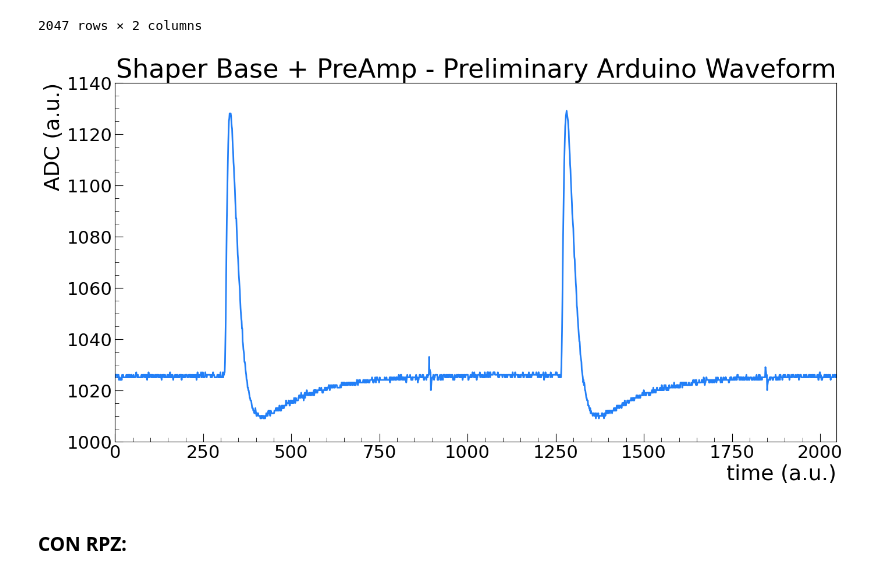
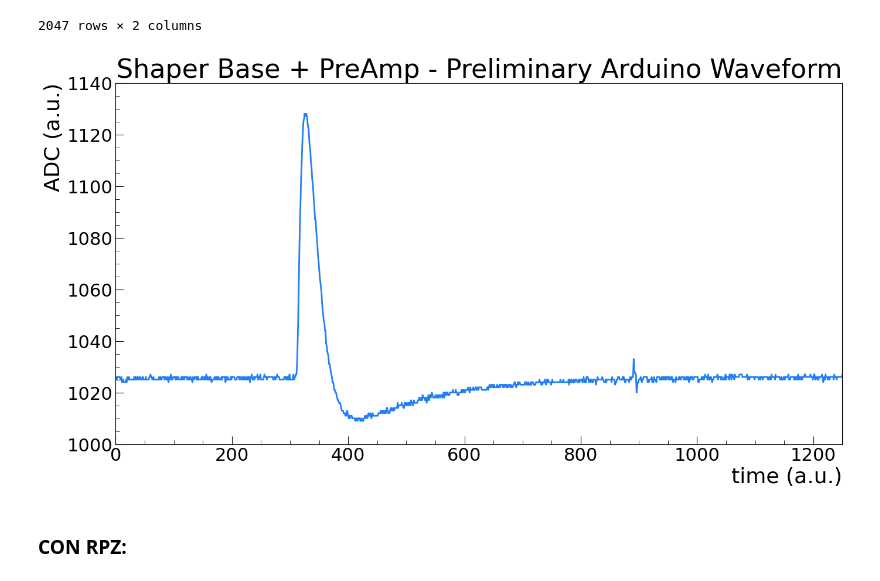
Before and after one commit to niklai99/physics_laboratory_2020_2021, a Jupyter notebook: CATENA ELETTRONICA/Python/InLab.ipynb, the cells around one changed output. Drawn from its saved outputs; the diff is of its cells as text; code cells hidden in the pictures.

Commit message:
Completed Logbook

```diff
--- a/CATENA ELETTRONICA/Python/InLab.ipynb
+++ b/CATENA ELETTRONICA/Python/InLab.ipynb
@@ -293,35 +293,35 @@ data
 # %%
 # FIG SETTINGS AND AXES
 fig = plt.figure(figsize=(16,8))
 ax1 = fig.add_subplot(1, 1, 1)
 
 # PLOT DATA
 ax1.plot(data['time'], data['ADC'], color = '#227FF7', linewidth = 2, label = 'Data')
 
 # PLOT TITLE
 ax1.set_title('Shaper Base + PreAmp - Preliminary Arduino Waveform', fontsize = 32)
 
 # AXIS LABELS
 ax1.set_xlabel('time (a.u.)', fontsize = 26, loc = 'right')
 ax1.set_ylabel('ADC (a.u.)', fontsize = 26, loc = 'top')
 
 # AXIS TICKS
 ax1.tick_params(axis = 'both', which = 'major', labelsize = 22, direction = 'in', length = 10)
 ax1.tick_params(axis = 'both', which = 'minor', labelsize = 22, direction = 'in', length = 5)
 ax1.set_xticks(ticks = ax1.get_xticks(), minor = True)
 ax1.set_yticks(ticks = ax1.get_yticks(), minor = True)
 ax1.minorticks_on()
 
 # PLOT RANGE
-ax1.set_xlim(left = 0, right = 2047)
+ax1.set_xlim(left = 0, right = 1250)
 ax1.set_ylim(bottom = 1000)
 
 # SAVE FIGURE
-#fig.savefig('../Logbook/shaper_base_arduino_waveform.png', dpi = 300)
+#fig.savefig('../Logbook/shaper_base_preamp_arduino_waveform.png', dpi = 300, facecolor = 'white')
 
 plt.show()
 # %% [output]
-[figure, old version]
+[figure, new version]
 # %% [markdown]
 ### CON RPZ:
 # %%
```
Also changed, not shown: parts of 4 cells of this notebook, 8 other files.
